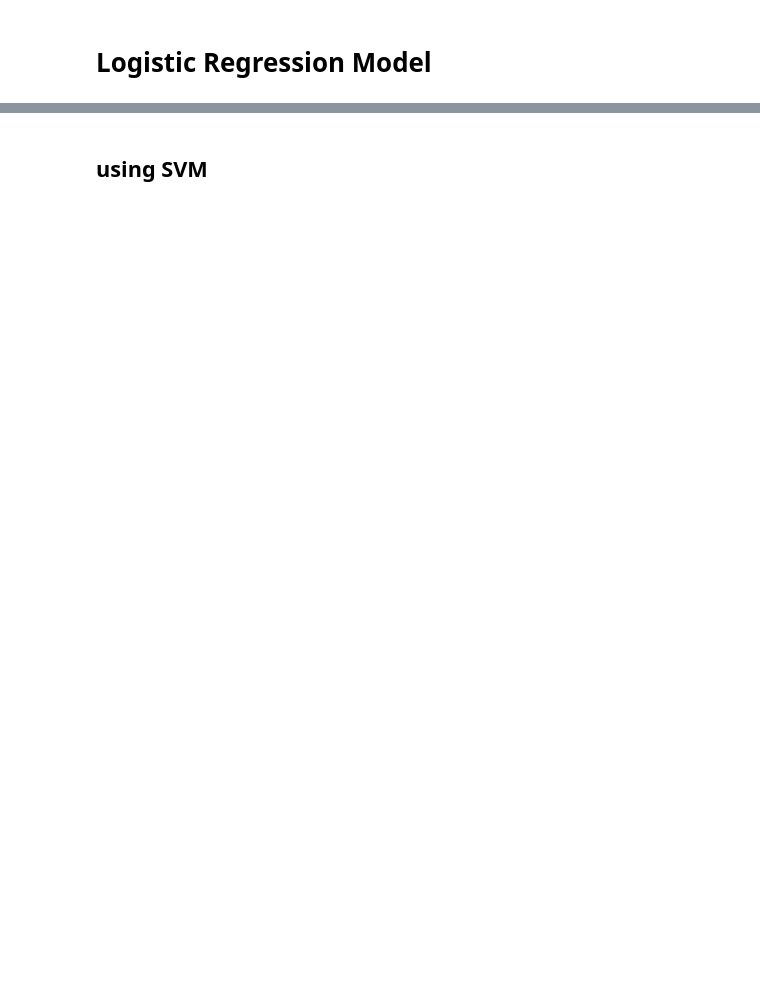
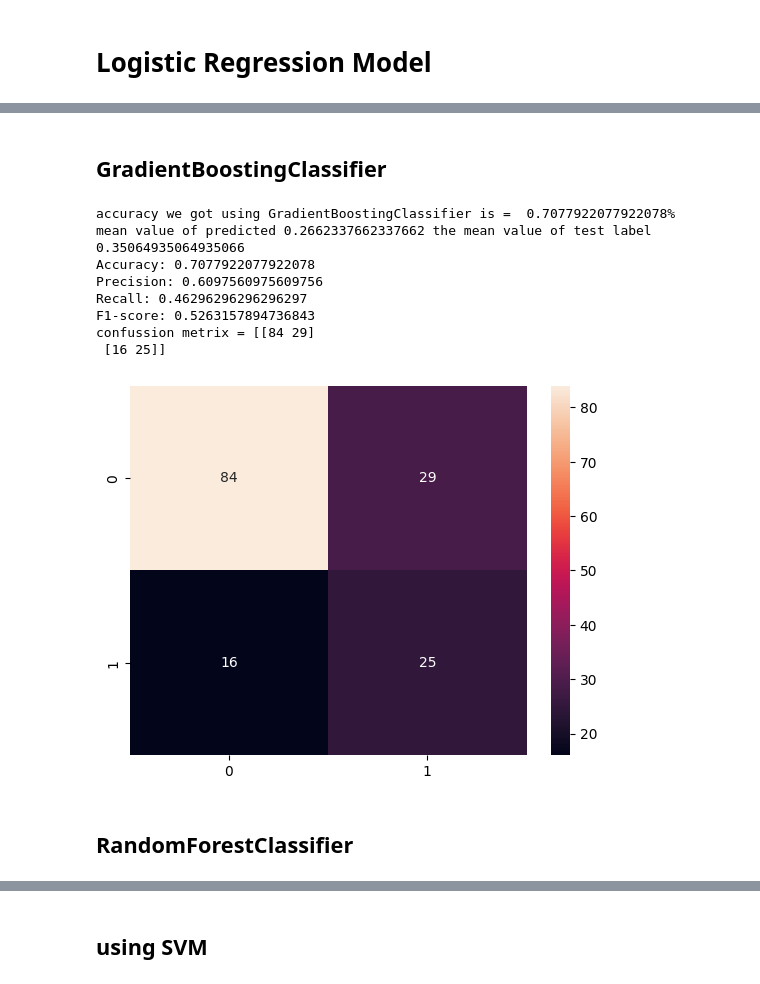
Before and after one commit to SHRINIVASAPRASADA1/datascience_c, a Jupyter notebook: Project On diabities.ipynb, the cells around one changed output, grey strips where cells are left out. Drawn from its saved outputs; the diff is of its cells as text; code cells hidden in the pictures; blank space fills up the shorter version.

```diff
--- a/Project On diabities.ipynb
+++ b/Project On diabities.ipynb
@@ -401 +424,51 @@ f1 score is = 0.6021505376344085
 [figure]
+# %% [markdown]
+## GradientBoostingClassifier
+# %%
+#try with Logistic regression
+model = GradientBoostingClassifier(random_state=2)
+model.fit(xtrain,ytrain)
+
+#accuracy score
+model.score(xtest,ytest)
+
+#predict and display the accuracy_score
+pred = model.predict(xtest)
+print(f"accuracy we got using GradientBoostingClassifier is =  {accuracy_score(ytest,pred)}%")
+
+#mean value of predicted  mean value of actual
+print(f"mean value of predicted {pred.mean()} the mean value of test label {ytest.mean()}")
+
+accuracy = accuracy_score(ytest, pred)
+precision = precision_score(ytest, pred)
+recall = recall_score(ytest, pred)
+f1 = f1_score(ytest, pred)
+
+print("Accuracy:", accuracy)
+print("Precision:", precision)
+print("Recall:", recall)
+print("F1-score:", f1)
+
+
+
+#confusion_matrix
+cm = confusion_matrix(pred,ytest)
+print(f"confussion metrix = {cm}")
+
+
+#plot the confusion_matrix
+sbn.heatmap(cm,annot=True)
+plt.plot()
+plt.show()
+# %% [output]
+accuracy we got using GradientBoostingClassifier is =  0.7077922077922078%
+mean value of predicted 0.2662337662337662 the mean value of test label 0.35064935064935066
+Accuracy: 0.7077922077922078
+Precision: 0.6097560975609756
+Recall: 0.46296296296296297
+F1-score: 0.5263157894736843
+confussion metrix = [[84 29]
+ [16 25]]
+[figure, added]
+# %% [markdown]
+## RandomForestClassifier
```
Also changed, not shown: parts of 18 cells of this notebook, 9 other files.
